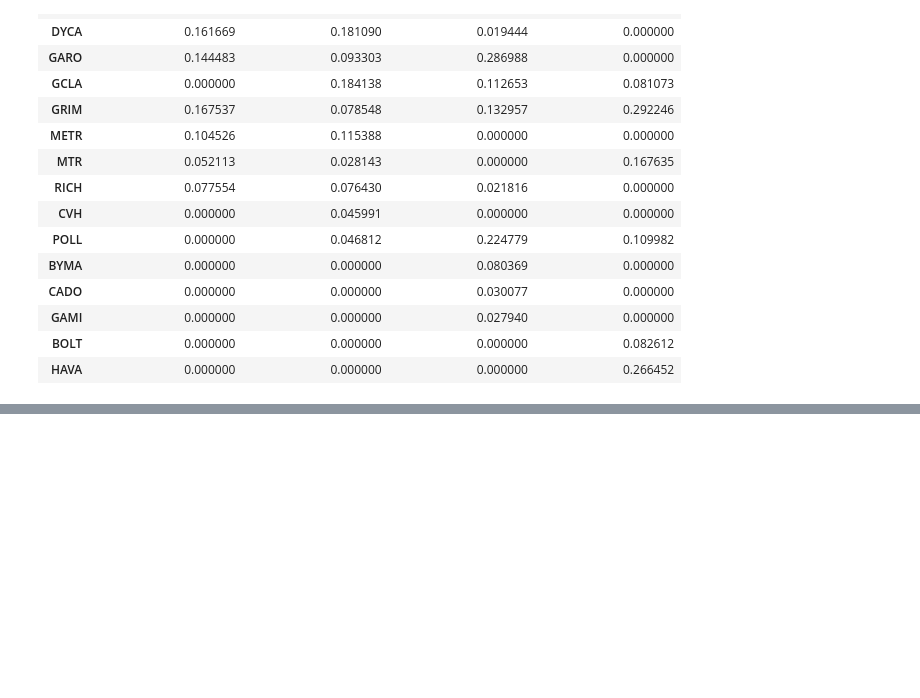
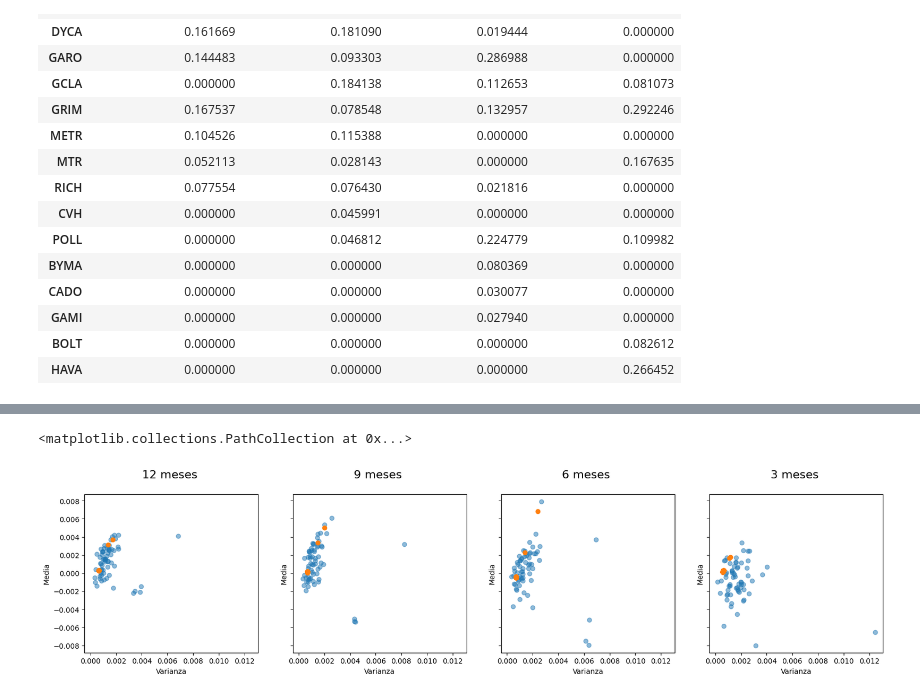
Before and after one commit to nluczywo/carteras, a Jupyter notebook: carteras.ipynb, the cells around one changed output, grey strips where cells are left out. Cells and saved outputs as stored; diff of their text form; code cells hidden in the pictures; blank space fills up the shorter version.

Commit message:
gráfico carteras con frontera

```diff
--- a/carteras.ipynb
+++ b/carteras.ipynb
@@ -214,3 +296,15 @@ wmarko_mean3
+# %%
+dfs_por_corrida = {}
+
+for nombre, df in resultados.items():
+    # aseguramos orden consistente de columnas
+    df_ordenado = df[
+        ["Weights Mark(r) 12", "Weights Mark(r) 9",
+         "Weights Mark(r) 6", "Weights Mark(r) 3"]
+    ].copy()
+
+    # guardar dataframe con el mismo nombre
+    dfs_por_corrida[nombre] = df_ordenado
 # %%
 mk = gp.optimize.mean_variance.Markowitz(target_risk=0.30)
 marko12_risk= mk.optimize(base12)
@@ -228,8 +322,8 @@ wmarko3_risk = marko3_risk.weights_prune().weights.to_frame()
 wmarko3_risk.rename(columns={'Weights': 'Weights Mark(riesgo) 3'}, inplace=True)
 # %%
 wmarko_risk = pd.concat([wmarko12_risk, wmarko9_risk, wmarko6_risk, wmarko3_risk], axis=1)
-wmarko_risk = wmarko_risk.fillna(0)
-wmarko_risk.round(6)
+wmarko_risk = wmarko_risk.fillna(0).round(6)
+wmarko_risk
 # %% [output]
 |  | Weights Mark(riesgo) 12 | Weights Mark(riesgo) 9 | Weights Mark(riesgo) 6 | Weights Mark(riesgo) 3 |
 | Stocks |  |  |  |  |
@@ -305,0 +440,56 @@ Text(0, 0.5, 'Varianza')
+# %%
+# Diagramas de dispersion con envolvente carteras
+
+
+fig, ax = plt.subplots(1, 4, sharey=True, sharex=True)
+fig.set_size_inches(20, 4)
+#12 meses
+y12 = np.array(base12.as_returns().mean().to_frame())
+x12 = np.array(base12.as_returns().std().to_frame()*base12.as_returns().std().to_frame())
+ax[0].scatter(x12, y12,  alpha = 0.5)
+ax[0].set_title(f"12 meses \n ", fontsize=16)
+ax[0].set_xlabel("Varianza")
+ax[0].set_ylabel("Media")
+yc12 = df_resultados[df_resultados["DF_Base"].str.contains('mvbase12')]["Media"]
+xc12 = df_resultados[df_resultados["DF_Base"].str.contains('mvbase12')]["Varianza"]
+ax[0].scatter(xc12, yc12)
+
+#9 meses
+y9 = np.array(base9.as_returns().mean().to_frame())
+x9 = np.array(base9.as_returns().std().to_frame()*base9.as_returns().std().to_frame())
+ax[1].scatter(x9, y9,  alpha = 0.5)
+ax[1].set_title(f"9 meses \n ", fontsize=16)
+ax[1].set_xlabel("Varianza")
+ax[1].set_ylabel("Media")
+yc9 = df_resultados[df_resultados["DF_Base"].str.contains('mvbase9')]["Media"]
+xc9 = df_resultados[df_resultados["DF_Base"].str.contains('mvbase9')]["Varianza"]
+ax[1].scatter(xc9, yc9)
+
+
+#6 meses
+y6 = np.array(base6.as_returns().mean().to_frame())
+x6 = np.array(base6.as_returns().std().to_frame()*base6.as_returns().std().to_frame())
+ax[2].scatter(x6, y6,  alpha = 0.5)
+ax[2].set_title(f"6 meses \n ", fontsize=16)
+ax[2].set_xlabel("Varianza")
+ax[2].set_ylabel("Media")
+yc6 = df_resultados[df_resultados["DF_Base"].str.contains('mvbase6')]["Media"]
+xc6 = df_resultados[df_resultados["DF_Base"].str.contains('mvbase6')]["Varianza"]
+ax[2].scatter(xc6, yc6)
+
+
+#9 meses
+y3 = np.array(base3.as_returns().mean().to_frame())
+x3 = np.array(base3.as_returns().std().to_frame()*base3.as_returns().std().to_frame())
+ax[3].scatter(x3, y3,  alpha = 0.5)
+ax[3].set_title(f"3 meses \n ", fontsize=16)
+ax[3].set_xlabel("Varianza")
+ax[3].set_ylabel("Media")
+yc3 = df_resultados[df_resultados["DF_Base"].str.contains('mvbase3')]["Media"]
+xc3 = df_resultados[df_resultados["DF_Base"].str.contains('mvbase3')]["Varianza"]
+ax[3].scatter(xc3, yc3)
+
+# plt.show()
+# %% [output]
+<matplotlib.collections.PathCollection at 0x...>
+[figure, added]
```
Also changed, not shown: parts of 15 cells of this notebook, 1 other file.
